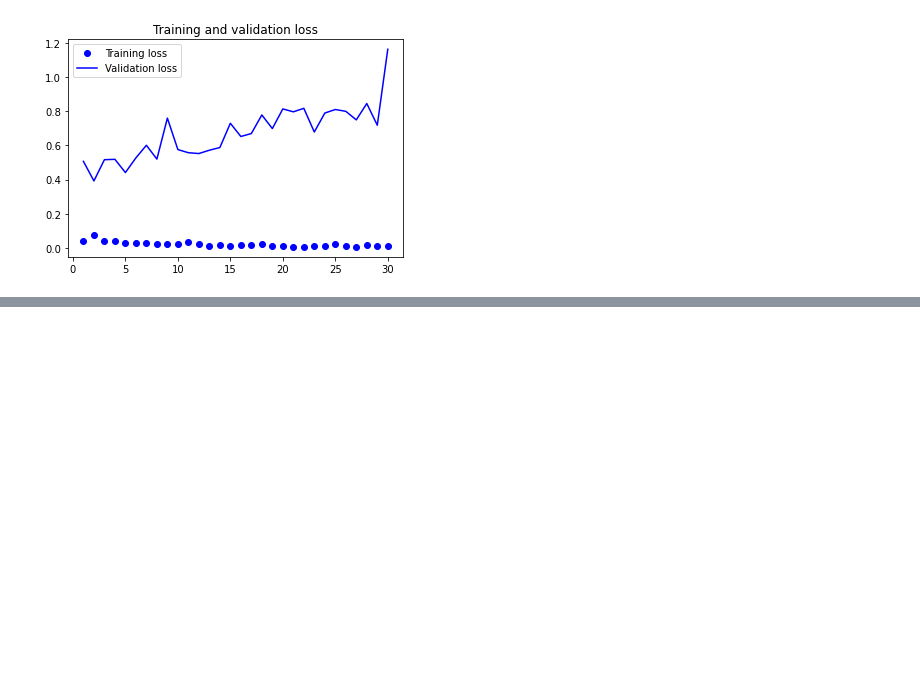
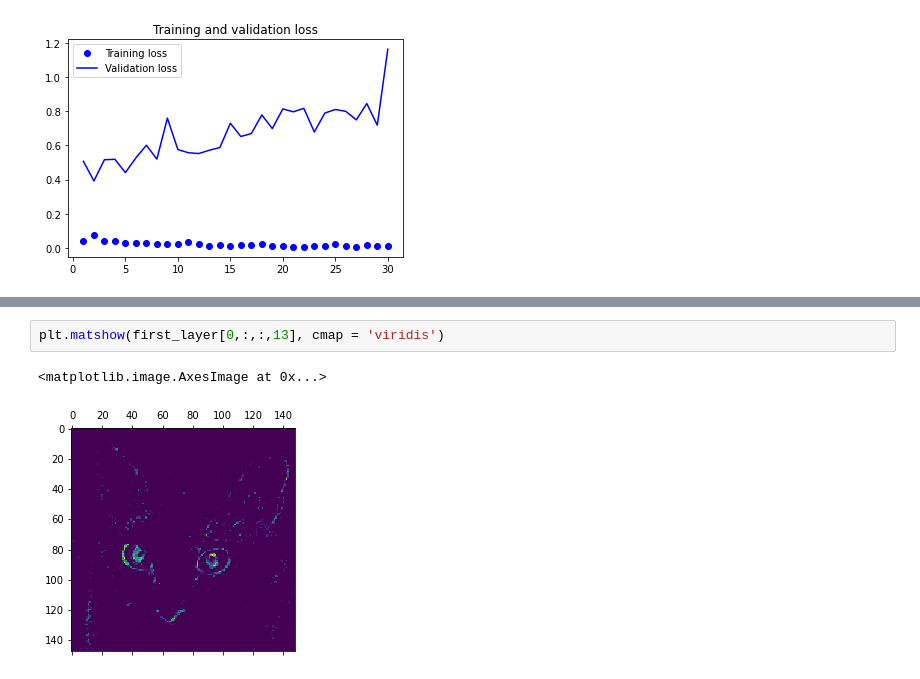
Before and after one commit to Emmanuel-Okyere/deep-learning-cat-dog-prediction, a Jupyter notebook: cat_and_dog.ipynb, the cells around one changed output, grey strips where cells are left out. Drawn from its saved outputs; the diff is of its cells as text; blank space fills up the shorter version.

```diff
--- a/cat_and_dog.ipynb
+++ b/cat_and_dog.ipynb
@@ -354,0 +410,5 @@ plt.show()
+# %%
+plt.matshow(first_layer[0,:,:,13], cmap = 'viridis')
+# %% [output]
+<matplotlib.image.AxesImage at 0x...>
+[figure, added]
```
Also changed, not shown: parts of 10 cells of this notebook.
